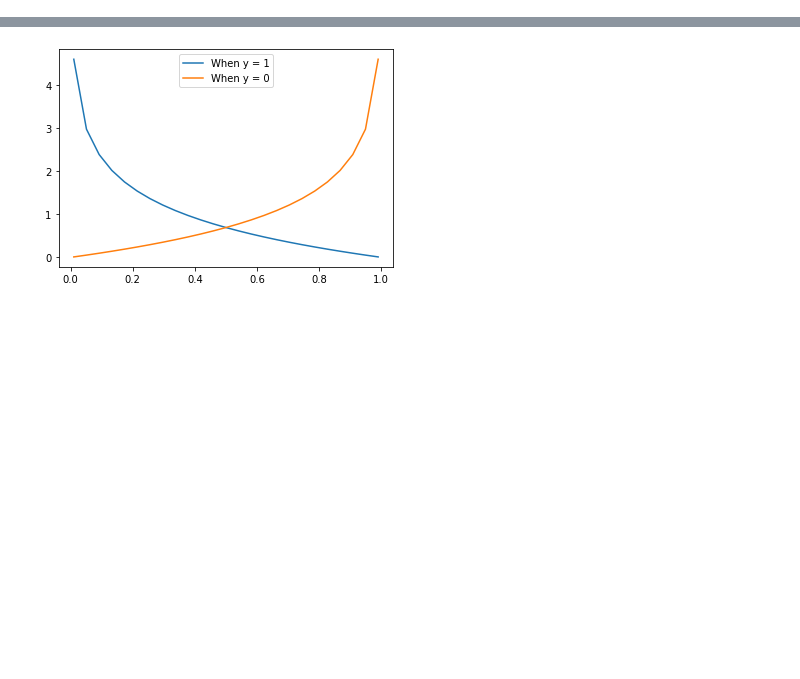
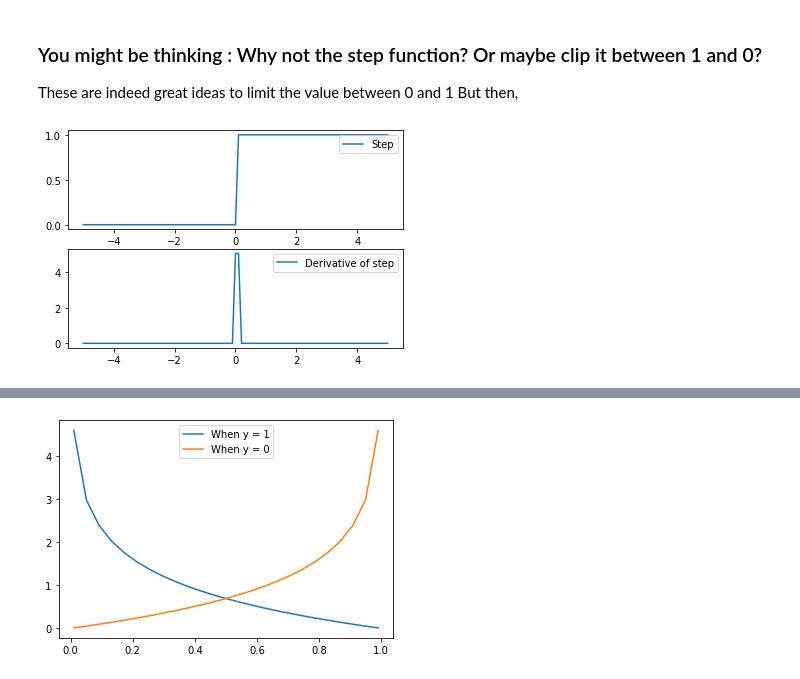
Before and after one commit to Ashwin-Rajesh/PyTorch_IEEE_2021, a Jupyter notebook: 2_LogisticRegression.ipynb, the cells around one changed output, grey strips where cells are left out. Saved outputs shown, nothing was run; the diff lists cells and outputs as text; code cells hidden in the pictures; blank space fills up the shorter version.

```diff
--- a/2_LogisticRegression.ipynb
+++ b/2_LogisticRegression.ipynb
@@ -46,3 +167,22 @@ def sigmoid(inp):
 
 def d_sigmoid(inp):
   return sigmoid(inp) * (1 - sigmoid(inp))
+# %% [markdown]
+### You might be thinking : Why not the step function? Or maybe clip it between 1 and 0?
+
+These are indeed great ideas to limit the value between 0 and 1
+But then,
+# %%
+step = (temp > 0).astype(np.int)
+d_step = np.gradient(step)/(10/101)
+
+plt.subplot(211)
+plt.plot(temp, step, label="Step")
+plt.legend()
+
+plt.subplot(212)
+plt.plot(temp, d_step, label="Derivative of step")
+plt.legend()
+plt.show()
+# %% [output]
+[figure, added]
```
Also changed, not shown: parts of 24 cells of this notebook.
